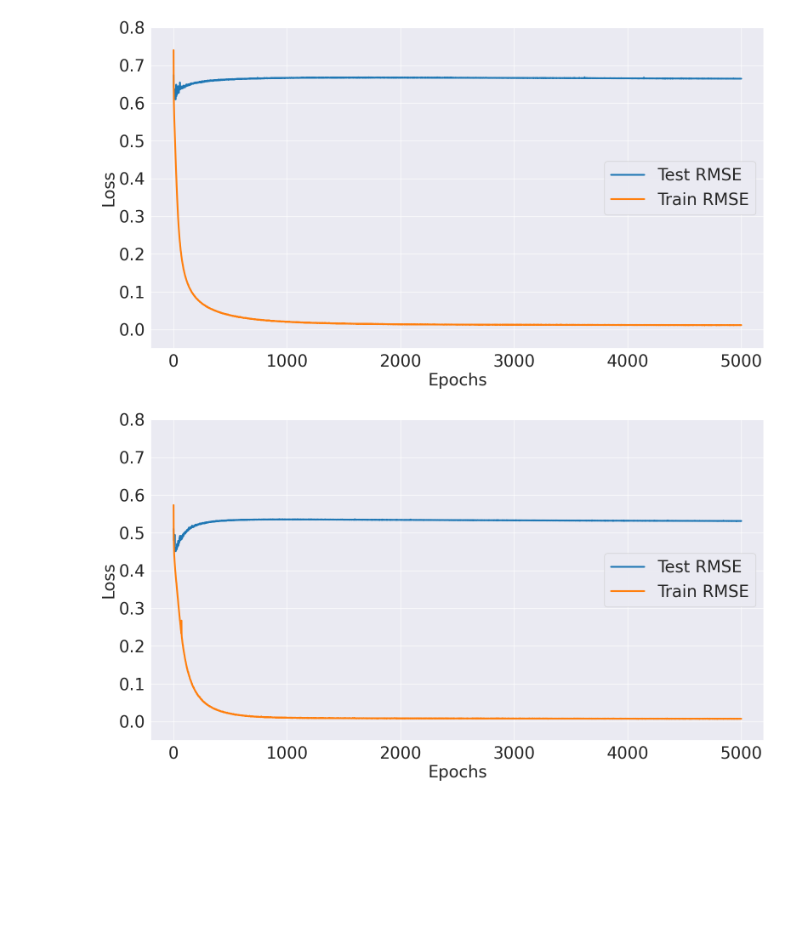
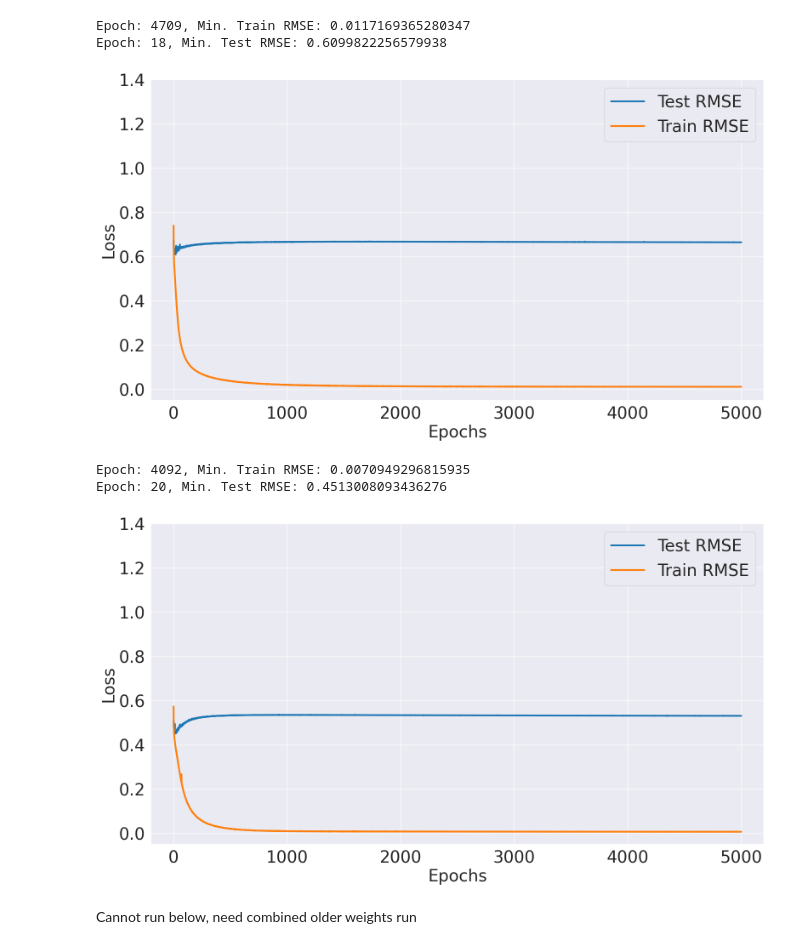
Before and after one commit to hubin-keio/Spike_NLP, a Jupyter notebook: new_dms/model_results_graphs.ipynb, the cells around one changed output. Cells and saved outputs as stored; diff of their text form; code cells hidden in the pictures; blank space fills up the shorter version.

Commit message:
update with newer dms stuffs

```diff
--- a/new_dms/model_results_graphs.ipynb
+++ b/new_dms/model_results_graphs.ipynb
@@ -38,12 +188,47 @@ def plot_log_file(metrics_csv, metrics_img):
+# %%
+def plot_log_file(metrics_csv, metrics_img):
+    df = pd.read_csv(metrics_csv)
+
+    # Find the epoch corresponding to the minimum value of 'Train RMSE'
+    epoch_min_train_rmse = df.loc[df["Train RMSE"].idxmin(), "Epoch"]
+    min_train_rmse = df["Train RMSE"].min()
+    print(f"Epoch: {epoch_min_train_rmse}, Min. Train RMSE: {min_train_rmse}")
+
+    # Find the epoch corresponding to the minimum value of 'Test RMSE'
+    epoch_min_test_rmse = df.loc[df["Test RMSE"].idxmin(), "Epoch"]
+    min_test_rmse = df["Test RMSE"].min()
+    print(f"Epoch: {epoch_min_test_rmse}, Min. Test RMSE: {min_test_rmse}")
+
+    # Plotting
+    sns.set_theme(style="darkgrid")
+    fontsize = 28
+    plt.subplots(figsize=(16, 9))
+    plt.plot(df['Epoch'], df['Test RMSE'], label='Test RMSE', color='tab:blue', linewidth=3)
+    plt.plot(df['Epoch'], df['Train RMSE'], label='Train RMSE', color='tab:orange', linewidth=3)
+    plt.xlabel('Epochs', fontsize=fontsize)
+    plt.xticks(fontsize=fontsize)
+    plt.xlim(-200, 5200)
+    plt.ylabel('Loss', fontsize=fontsize)
+    plt.yticks(fontsize=fontsize)
+    plt.ylim(-0.05, 1.4)
+    plt.legend(loc='upper right', fontsize=fontsize)
+    plt.tight_layout()
+    plt.savefig(metrics_img, format='pdf')
 # %%
-esm_binding_new_csv = "./run_results/esm-blstm/esm_blstm-dms_binding-2024-08-20_15-24/esm_blstm-dms_binding-train_78797_test_19700_metrics.csv"
-esm_binding_new_pdf = "./run_results/esm-blstm/esm_blstm-dms_binding-2024-08-20_15-24/esm_blstm-dms_binding-train_78797_test_19700_metrics.png"
-plot_log_file(esm_binding_new_csv, esm_binding_new_pdf)
+# Newer DMS data, separate older DMS data weights, training separate
+esm_binding_csv = "./run_results/esm-blstm/esm_blstm-dms_binding_OLD_DMS_DATA_SEPARATE-2024-08-20_15-24/esm_blstm-dms_binding-train_78797_test_19700_metrics.csv"
+esm_binding_pdf = "./run_results/esm-blstm/esm_blstm-dms_binding_OLD_DMS_DATA_SEPARATE-2024-08-20_15-24/esm_blstm-dms_binding-train_78797_test_19700_metrics.pdf"
+plot_log_file(esm_binding_csv, esm_binding_pdf)
 # %% [output]
+Epoch: 4709, Min. Train RMSE: 0.0117169365280347
+Epoch: 18, Min. Test RMSE: 0.6099822256579938
-[figure, old version]
+[figure, new version]
 # %%
-esm_expression_new_csv = "./run_results/esm-blstm/esm_blstm-dms_expression-2024-09-01_23-04/esm_blstm-dms_expression-train_83280_test_20821_metrics.csv"
-esm_expression_new_pdf = "./run_results/esm-blstm/esm_blstm-dms_expression-2024-09-01_23-04/esm_blstm-dms_expression-train_83280_test_20821_metrics.pdf"
-plot_log_file(esm_expression_new_csv, esm_expression_new_pdf)
+# Newer DMS data, separate older DMS data weights, training separate
+esm_expression_csv = "./run_results/esm-blstm/esm_blstm-dms_expression_OLD_DMS_DATA_SEPARATE-2024-08-20_15-27/esm_blstm-dms_expression-train_83280_test_20821_metrics.csv"
+esm_expression_pdf = "./run_results/esm-blstm/esm_blstm-dms_expression_OLD_DMS_DATA_SEPARATE-2024-08-20_15-27/esm_blstm-dms_expression-train_83280_test_20821_metrics.pdf"
+plot_log_file(esm_expression_csv, esm_expression_pdf)
 # %% [output]
+Epoch: 4092, Min. Train RMSE: 0.0070949296815935
+Epoch: 20, Min. Test RMSE: 0.4513008093436276
-[figure, old version]
+[figure, new version]
@@ -49,0 +240,2 @@ plot_log_file(esm_expression_new_csv, esm_expression_new_pdf)
+# %% [markdown]
+Cannot run below, need combined older weights run
```
Also changed, not shown: parts of 8 cells of this notebook, 4 other files.
